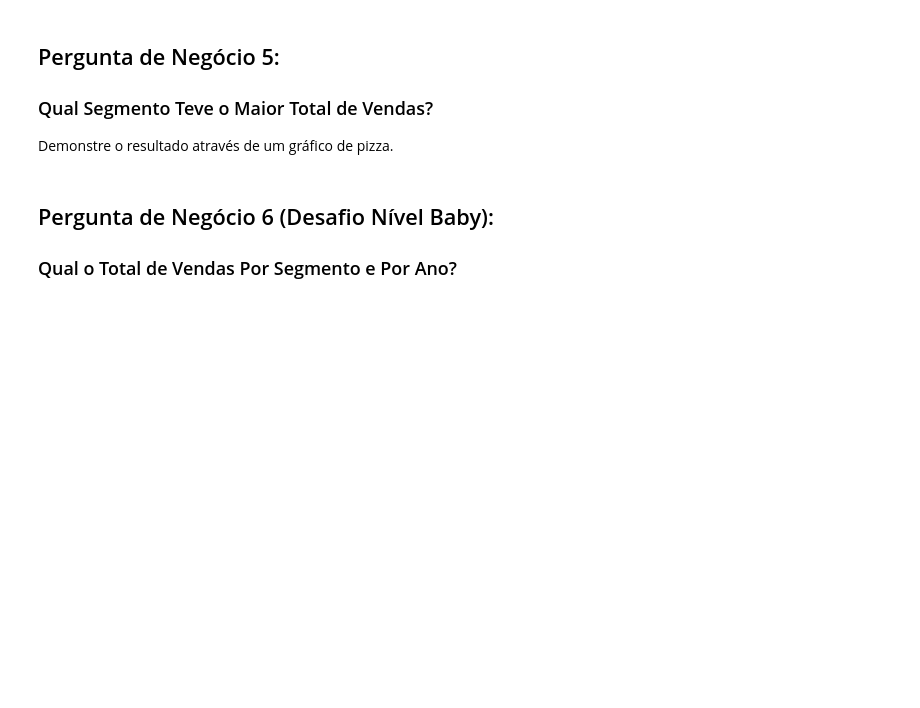
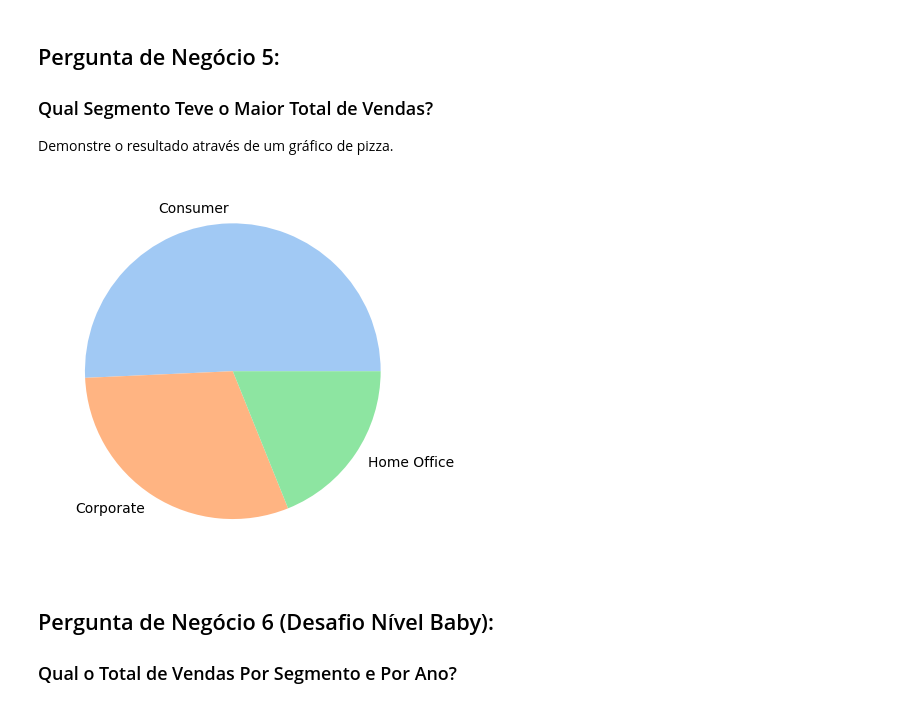
Before and after one commit to DraculK/DSA_Project_2, a Jupyter notebook: Projeto2.ipynb, the cells around one changed output. Saved outputs shown, nothing was run; the diff lists cells and outputs as text; code cells hidden in the pictures; blank space fills up the shorter version.

```diff
--- a/Projeto2.ipynb
+++ b/Projeto2.ipynb
@@ -154,6 +197,16 @@ Demonstre o resultado através de um gráfico de barras.
 ### Qual Segmento Teve o Maior Total de Vendas?
 
 Demonstre o resultado através de um gráfico de pizza.
+# %%
+segmentos = df_dsa.groupby('Segmento')['Valor_Venda'].sum().reset_index()
+palette_color = sns.color_palette('pastel')
+plt.pie(data=segmentos,
+        x='Valor_Venda',
+        labels='Segmento',
+        colors=palette_color)
+plt.show()
+# %% [output]
+[figure, added]
 # %% [markdown]
 ## Pergunta de Negócio 6 (Desafio Nível Baby):
 
```
Also changed, not shown: parts of 4 cells of this notebook.
